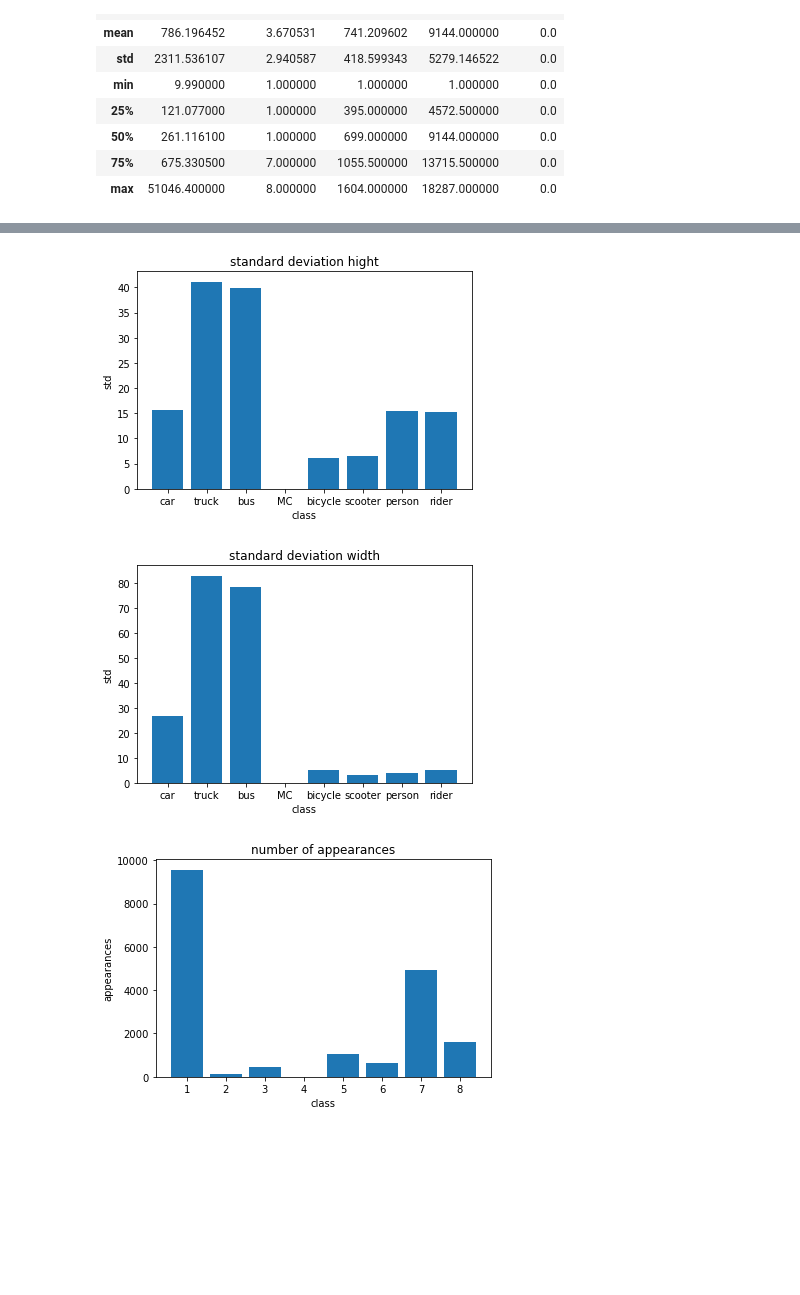
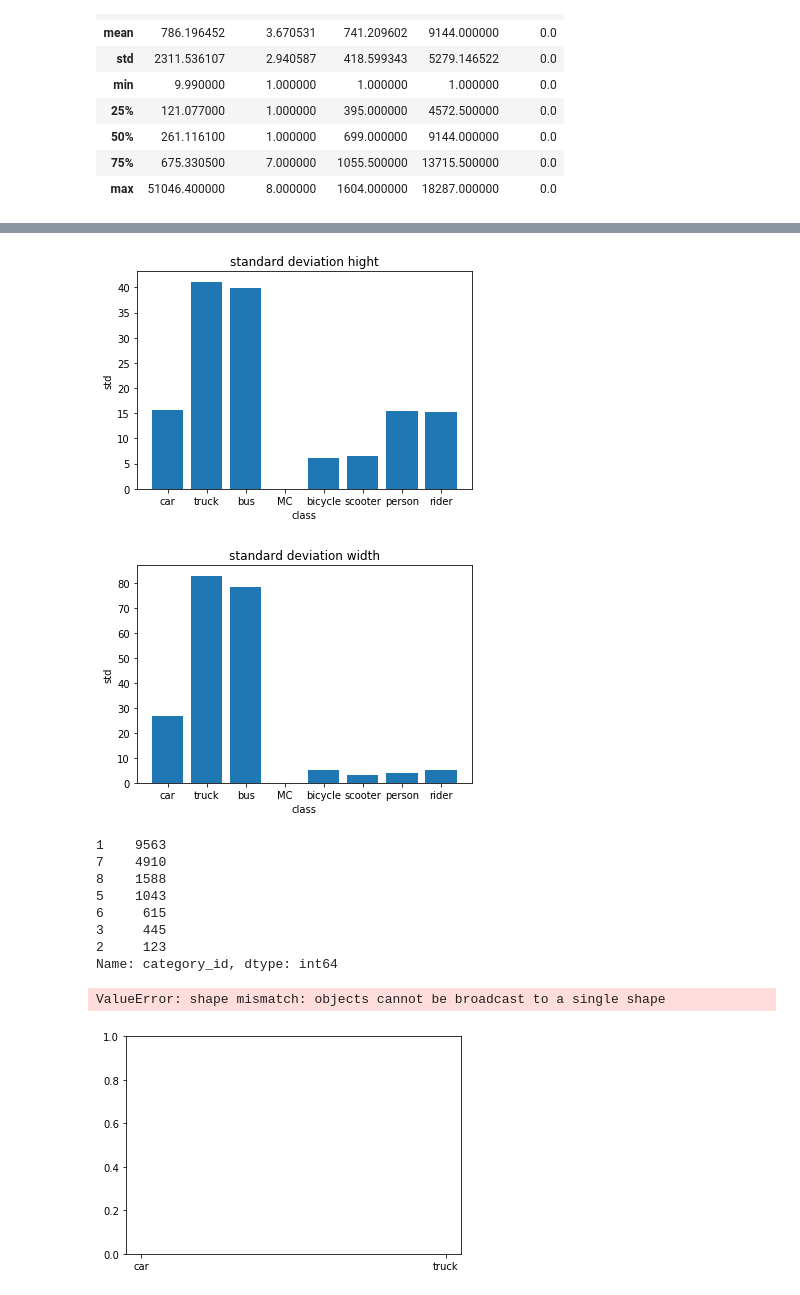
Before and after one commit to jonashalle/project_tdt4265, a Jupyter notebook: assignment4/SSD/explore_dataset.ipynb, the cells around one changed output, grey strips where cells are left out. Drawn from its saved outputs; the diff is of its cells as text; code cells hidden in the pictures; blank space fills up the shorter version.

Commit message:
data analysis

```diff
--- a/assignment4/SSD/explore_dataset.ipynb
+++ b/assignment4/SSD/explore_dataset.ipynb
@@ -182,24 +182,34 @@ plt.bar(class_names,mean_ratio)
 plt.xlabel('class')
 plt.ylabel('mean ratio')
 plt.title('mean ratio for every class h/w')
+
+path = "analysis_plot/img_{}.eps".format('mean_ratio')
+plt.savefig(path, format='eps')
 plt.show()
 
 plt.bar(class_names,median_ratio)
 plt.xlabel('class')
 plt.ylabel('median ratio')
 plt.title('median ratio for every class h/w')
+
+path = "analysis_plot/img_{}.eps".format('median_ratio')
+plt.savefig(path, format='eps')
 plt.show()
 
 plt.bar(class_names,areas_mean)
 plt.xlabel('class')
 plt.ylabel('mean area')
 plt.title('mean area for every class')
+path = "analysis_plot/img_{}.eps".format('areas_mean')
+plt.savefig(path, format='eps')
 plt.show()
 
 plt.bar(class_names,areas_median)
 plt.xlabel('class')
 plt.ylabel('median area')
 plt.title('median area for every class')
+path = "analysis_plot/img_{}.eps".format('areas_median')
+plt.savefig(path, format='eps')
 plt.show()
 
 plt.scatter(widths_median,hights_median)
@@ -208,13 +218,13 @@ plt.ylabel('height')
 plt.title('median hight and width for each class')
 for i,txt in enumerate(class_names):
      plt.text(widths_median[i]+0.3,hights_median[i],txt)
+path = "analysis_plot/img_{}.eps".format('hights_median')
+plt.savefig(path, format='eps')
 plt.show()
 
 
 
 plt.scatter(widths_mean,hights_mean)
-
-
 plt.xlabel('width')
 plt.ylabel('height')
 plt.title('mean hight and width for each class')
@@ -223,26 +233,39 @@ for i,txt in enumerate(class_names):
           plt.text(widths_mean[i]+0.5,hights_mean[i]-1,txt)
      else:
           plt.text(widths_mean[i]+0.5,hights_mean[i],txt)
+path = "analysis_plot/img_{}.eps".format('hights_mean')
+plt.savefig(path, format='eps')
 plt.show()
 
 plt.bar(class_names,hights_std)
 plt.xlabel('class')
 plt.ylabel('std')
 plt.title('standard deviation hight')
+path = "analysis_plot/img_{}.eps".format('hights_std')
+plt.savefig(path, format='eps')
 plt.show()
 
 plt.bar(class_names,widths_std)
 plt.xlabel('class')
 plt.ylabel('std')
 plt.title('standard deviation width')
+path = "analysis_plot/img_{}.eps".format('widths_std')
+plt.savefig(path, format='eps')
 plt.show()
 
+
 occourence_classes = df['category_id'].value_counts()
-plt.bar(occourence_classes.index,occourence_classes.values)
+occourence_classes.to_numpy
+oc_class = [9563,123,445,0,1043,615,4910,1588]
+print(occourence_classes)
+plt.bar(class_names,oc_class)
 plt.xlabel('class')
 plt.ylabel('appearances')
 plt.title('number of appearances')
+path = "analysis_plot/img_{}.eps".format('occourence_classes')
+plt.savefig(path, format='eps')
 plt.show()
+oc_class = [9563,123,445,0,1043,615,4910,1588]
 # %% [output]
 Saving SSD outputs to: outputs/
 _____________________________BBOX Statistics_______________________
@@ -273,4 +300,13 @@ Name: area, dtype: float64
 [figure]
 [figure]
 [figure]
+1    9563
+7    4910
+8    1588
+5    1043
+6     615
+3     445
+2     123
+Name: category_id, dtype: int64
+ValueError: shape mismatch: objects cannot be broadcast to a single shape
-[figure, old version]
+[figure, new version]
```
Also changed, not shown: parts of 1 cell of this notebook, 20 other files.
